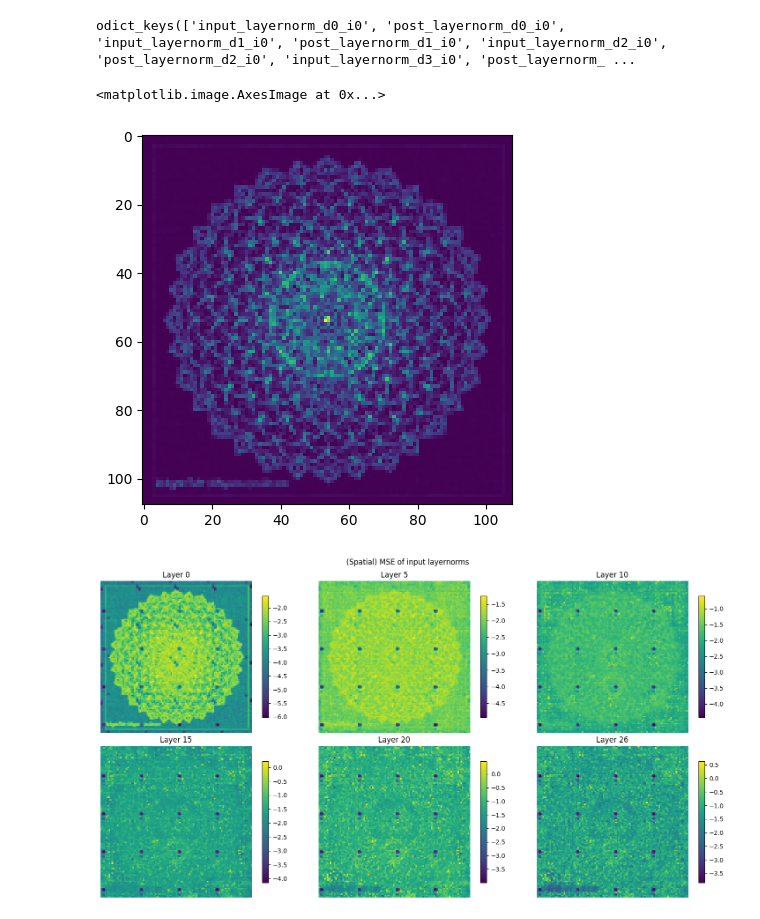
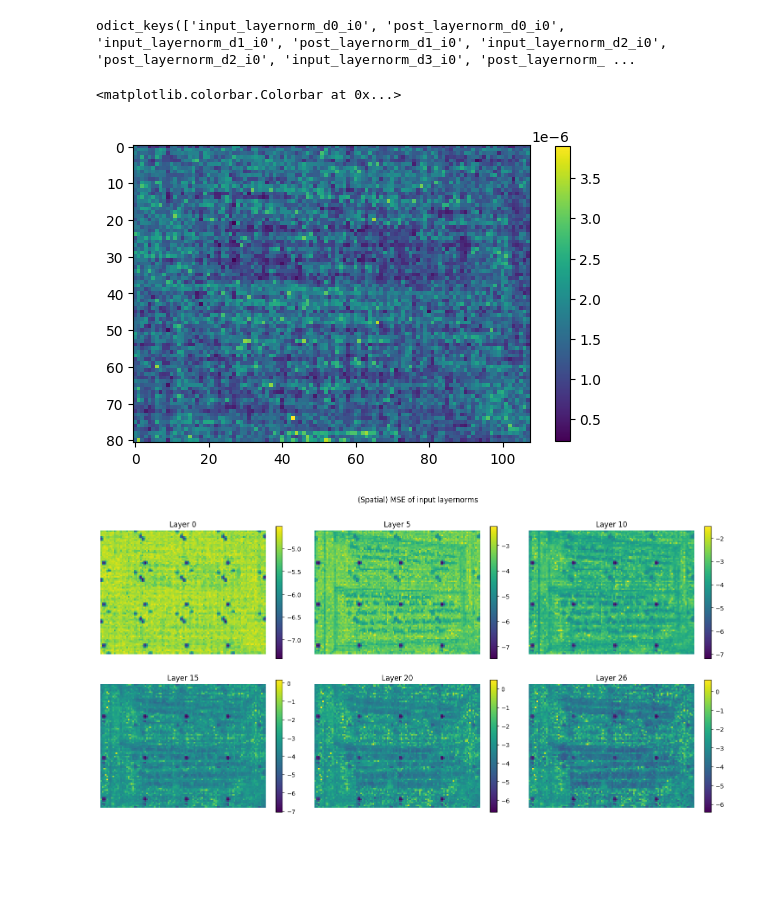
Before and after one commit to kornia/kornia-rs, a Jupyter notebook: examples/smol_vlm/validation/validation.ipynb, the cells around one changed output. Cells and saved outputs as stored; diff of their text form; code cells hidden in the pictures; blank space fills up the shorter version.

```diff
--- a/examples/smol_vlm/validation/validation.ipynb
+++ b/examples/smol_vlm/validation/validation.ipynb
@@ -66,12 +85,16 @@ Image 1 size: (900, 900)
 from collections import OrderedDict
 from activation_introspector import ActivationIntrospector
 
+DEVICE = "cpu"  # "cuda"
+
 # Initialize model directly on CUDA without Flash Attention
 model = AutoModelForVision2Seq.from_pretrained(
     "HuggingFaceTB/SmolVLM-Instruct",
-    torch_dtype=torch.bfloat16,
     # _attn_implementation="flash_attention_2",  # Commented out Flash Attention
-    device_map="cuda",
+    # torch_dtype=torch.bfloat16,
+    _attn_implementation="eager",
+    torch_dtype=torch.float32,
+    device_map=DEVICE,
 )
 model.eval()
 
@@ -197,18 +201,22 @@ calc_err = lambda rust, python: (
     torch.nn.functional.mse_loss(rust.squeeze(), python.squeeze()).item(),
     torch.nn.functional.l1_loss(rust.squeeze(), python.squeeze()).item()
 )
-calc_spatial_err = lambda rust, python: ((rust-python)**2).mean(dim=-1)[:16].reshape(4,4,27,27).permute(0,2,1,3).reshape(4*27,4*27).float()
-calc_patch_embed_err = lambda rust, python: ((rust-python)**2).mean(dim=1)[:16].reshape(4,4,27,27).permute(0,2,1,3).reshape(108,108).float()
+PATCH_BLOCKS = (3,4)
+calc_spatial_err = lambda rust, python: ((rust-python)**2).mean(dim=-1)[:-1].reshape(*PATCH_BLOCKS, 27, 27).permute(0,2,1,3).reshape(PATCH_BLOCKS[0]*27,PATCH_BLOCKS[1]*27).float()
+calc_patch_embed_err = lambda rust, python: ((rust-python)**2).mean(dim=1)[:-1].reshape(*PATCH_BLOCKS, 27, 27).permute(0,2,1,3).reshape(PATCH_BLOCKS[0]*27,PATCH_BLOCKS[1]*27).float()
 top_err = lambda rust, python: (rust.argsort(descending=True)[0].item(), python.squeeze().argsort(descending=True)[0].item())
 topK_logits = lambda rust, python: (rust.argsort(descending=True)[:15], python.squeeze().argsort(descending=True)[:15])
 
 err_fmt = lambda mse, mae: f"(MSE:{mse:.8f}, MAE:{mae:.8f})"
 # %%
+TOKEN_MAX_IND = 94
+TOKEN_RANGE = range(TOKEN_MAX_IND)
+
 with safe_open("../validation_data/rust_isp_decoder.safetensors", framework="pt", device="cpu") as f:
     logits_output = act_isp.compare_rust_activations(
-        range(200), f, top_err, subset=["logits"]
+        TOKEN_RANGE, f, top_err, subset=["logits"]
     )
-    for i in range(200):
+    for i in TOKEN_RANGE:
         top_logits_rust = logits_output[f"logits_i{i}"][0]
         top_logits_python = logits_output[f"logits_i{i}"][1]
         if top_logits_python != top_logits_rust:
@@ -216,8 +224,8 @@ with safe_open("../validation_data/rust_isp_decoder.safetensors", framework="pt"
             ind_div = i
             break
 
-    topK_logits_output = act_isp.compare_rust_activations(range(200), f, topK_logits, subset=["logits"])
-    all_output = act_isp.compare_rust_activations(range(200), f, calc_err)
+    topK_logits_output = act_isp.compare_rust_activations(TOKEN_RANGE, f, topK_logits, subset=["logits"])
+    all_output = act_isp.compare_rust_activations(TOKEN_RANGE, f, calc_err)
     for i in range(max(0,ind_div-3), ind_div+2):
         print(f"[{i:>3}] EMBEDS{err_fmt(*all_output[f"input_embeddings_i{i}"])}  LOGITS{err_fmt(*all_output[f"logits_i{i}"])} ")
 
@@ -585,27 +612,27 @@ odict_keys(['input_layernorm_d0_i0', 'post_layernorm_d0_i0', 'input_layernorm_d1
 im = plt.imshow(err_result_patch_embed["patch_embeddings_i0"])
 plt.colorbar(im, shrink=0.8)
 # %% [output]
-<matplotlib.image.AxesImage at 0x...>
+<matplotlib.colorbar.Colorbar at 0x...>
-[figure, old version]
+[figure, new version]
 # %%
 layers_to_show = [0, 5, 10, 15, 20, 26]
 fig, axes = plt.subplots(2, 3, figsize=(15, 8))
 axes = axes.flatten()
 
 for i, layer_d in enumerate(layers_to_show):
     key = f"input_layernorm_d{layer_d}_i0"
     if key in err_result_spatial:
-        im = axes[i].imshow(torch.log10(err_result_spatial[key]))
+        im = axes[i].imshow(torch.log10(err_result_spatial[key]+1e-40))
         axes[i].set_title(f'Layer {layer_d}')
         axes[i].axis('off')
         plt.colorbar(im, ax=axes[i], shrink=0.8)
 
 
 plt.suptitle("(Spatial) MSE of input layernorms")
 plt.tight_layout()
 plt.show()
 # %% [output]
-[figure, old version]
+[figure, new version]
 # %%
 layers_to_show = [0, 5, 10, 15, 20, 26]
 fig, axes = plt.subplots(2, 3, figsize=(15, 8))
```
Also changed, not shown: parts of 16 cells of this notebook, 8 other files.
